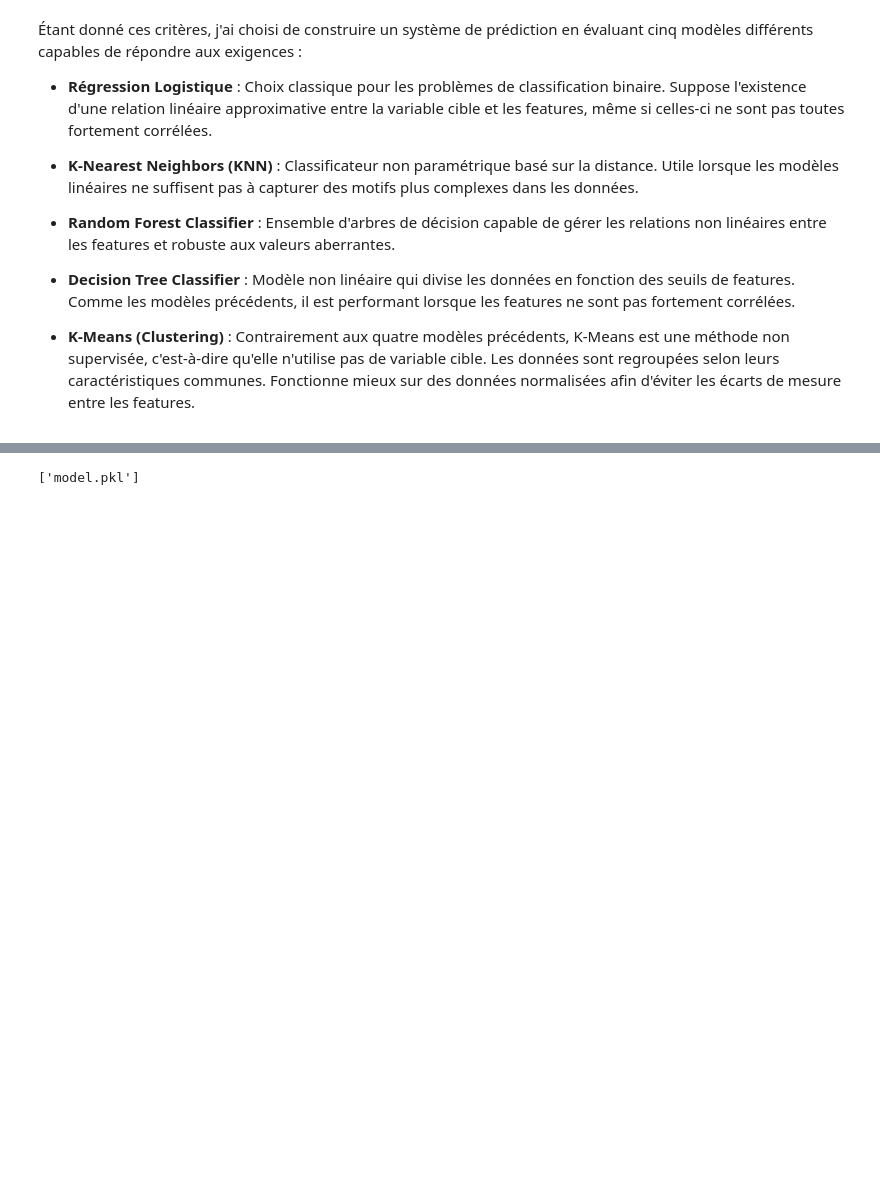
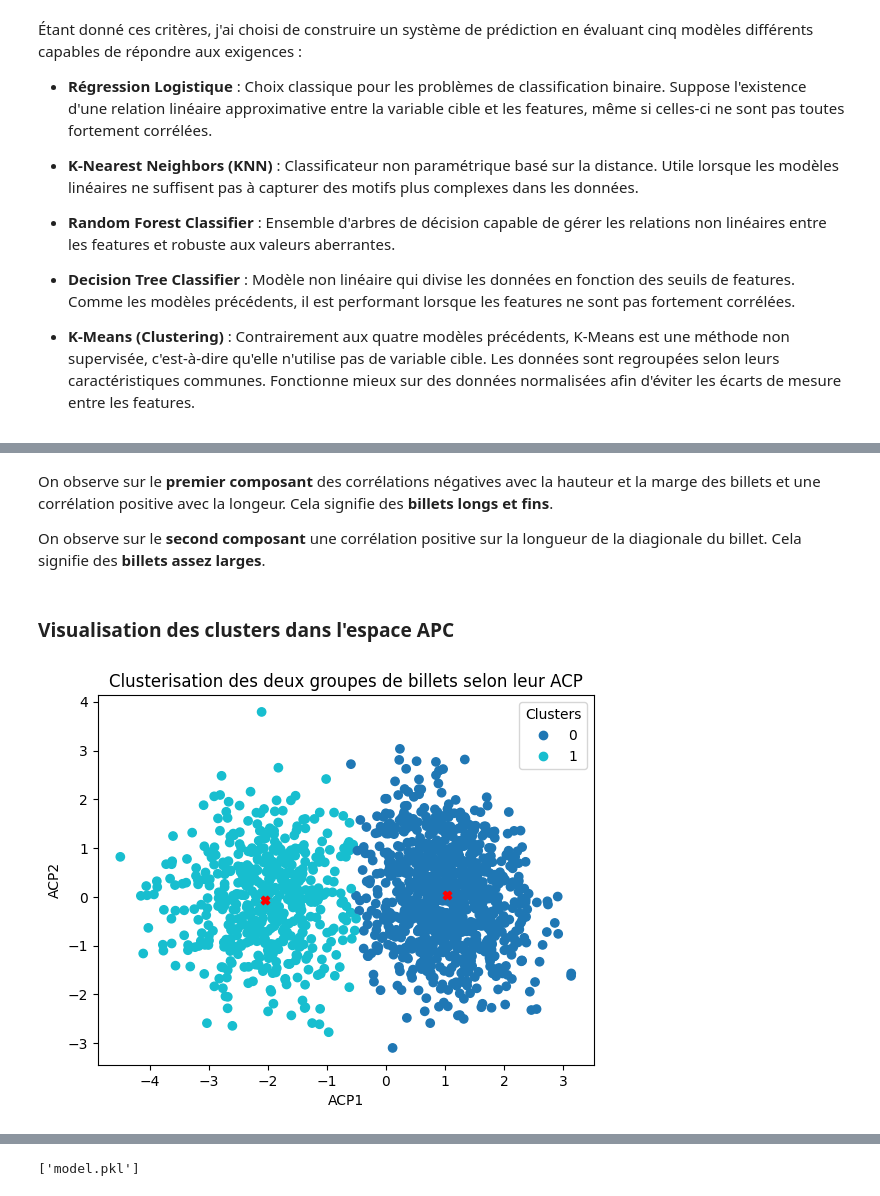
Before and after one commit to cedizen/detection_automatique_faux_billets, a Jupyter notebook: berthezene_cedric_1_notebook_032026.ipynb, the cells around one changed output, grey strips where cells are left out. Saved outputs shown, nothing was run; the diff lists cells and outputs as text; code cells hidden in the pictures; blank space fills up the shorter version.

```diff
--- a/berthezene_cedric_1_notebook_032026.ipynb
+++ b/berthezene_cedric_1_notebook_032026.ipynb
@@ -839,0 +922,16 @@ def detect_true_false_money(df, colum_target,
+# %% [markdown]
+On observe sur le **premier composant** des corrélations négatives avec la hauteur et la marge des billets et une corrélation positive avec la longeur. Cela signifie des **billets longs et fins**.
+
+On observe sur le **second composant** une corrélation positive sur la longueur de la diagionale du billet. Cela signifie des **billets assez larges**.
+# %% [markdown]
+### **Visualisation des clusters dans l'espace APC**
+# %%
+sc = plt.scatter(X_pca[:, 0], X_pca[:, 1], c=labels_kmeans, cmap="tab10")
+plt.scatter(centroids[:, 0], centroids[:, 1], marker='X', color="red")
+plt.xlabel("ACP1")
+plt.ylabel("ACP2")
+plt.title("Clusterisation des deux groupes de billets selon leur ACP")
+plt.legend(*sc.legend_elements(), title="Clusters")
+plt.show()
+# %% [output]
+[figure, added]
```
Also changed, not shown: parts of 67 cells of this notebook.
